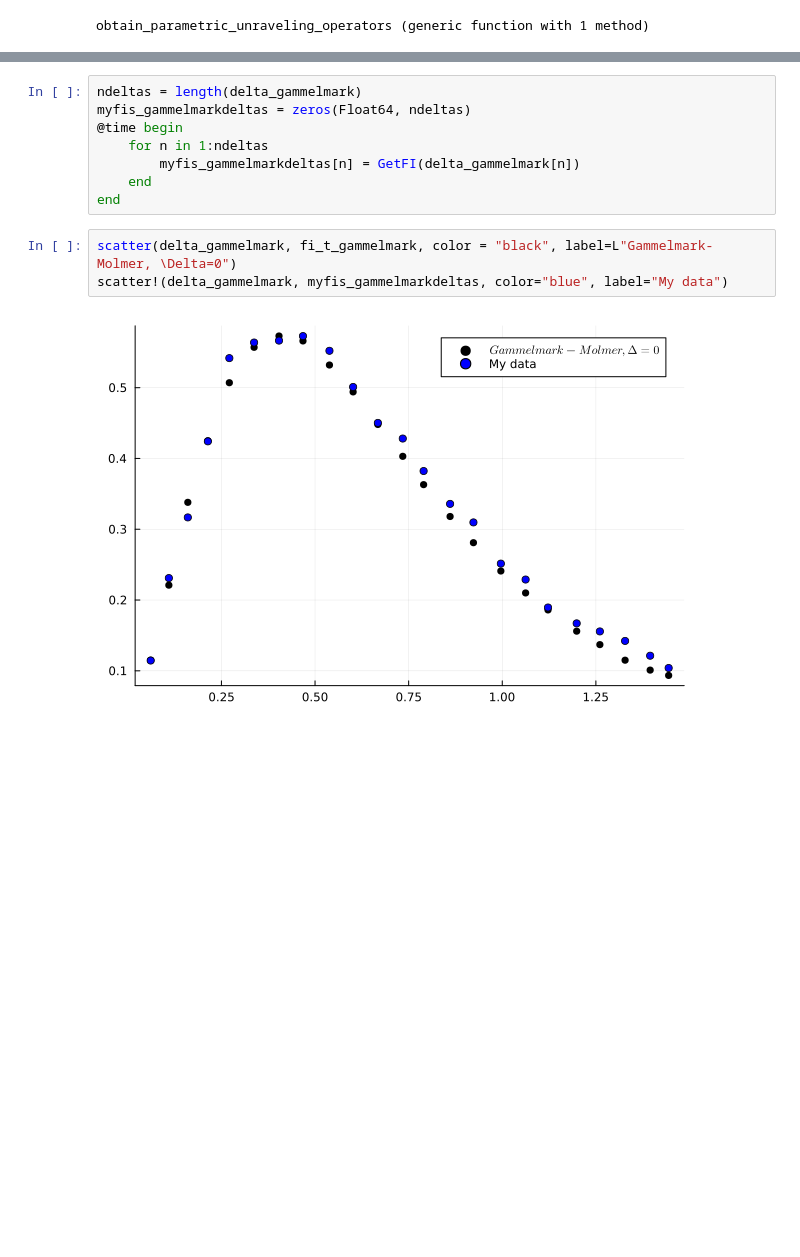
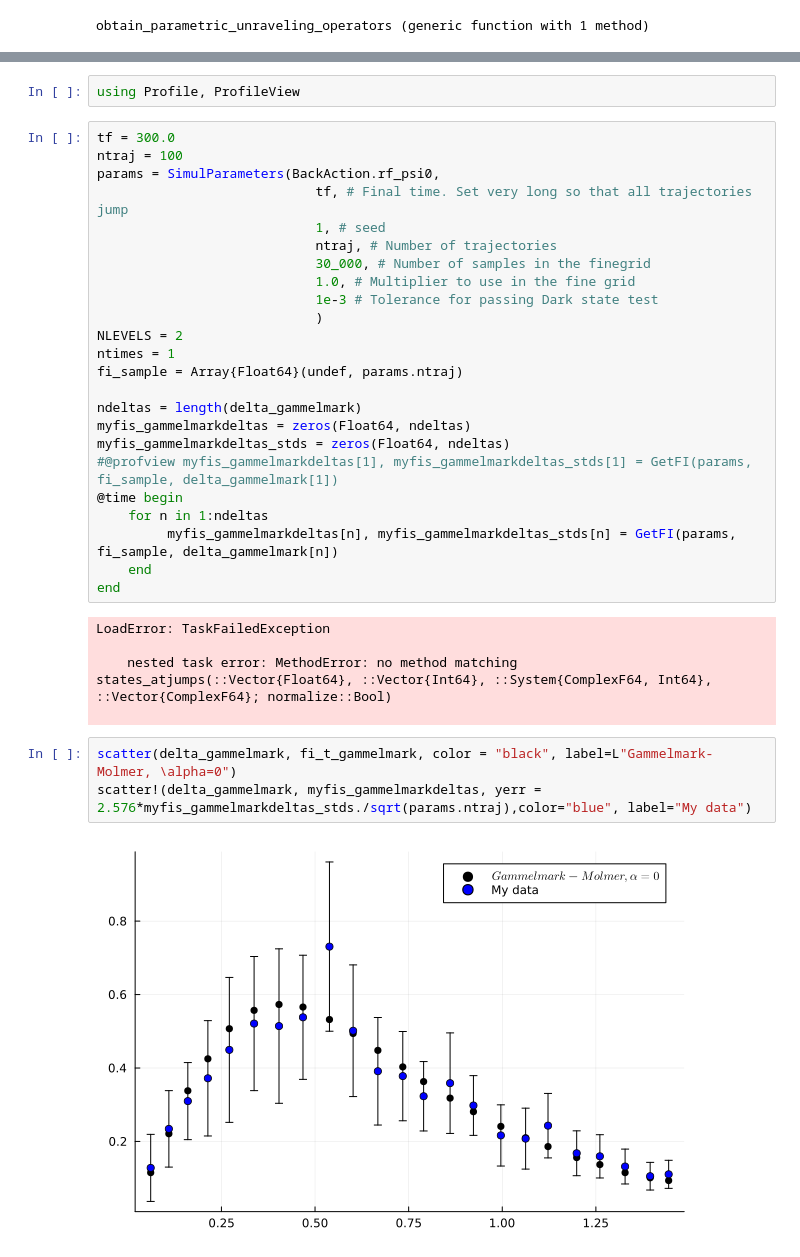
Before and after one commit to Ste1nb0cK/BackAction.jl, a Jupyter notebook: notebooks/TestingFIStepByStep.ipynb, the cells around one changed output, grey strips where cells are left out. Cells and saved outputs as stored; diff of their text form; blank space fills up the shorter version.

```diff
--- a/notebooks/TestingFIStepByStep.ipynb
+++ b/notebooks/TestingFIStepByStep.ipynb
@@ -293,13 +249,36 @@ GetFI (generic function with 1 method)
+# %%
+using Profile, ProfileView
 # %%
+tf = 300.0
+ntraj = 100
+params = SimulParameters(BackAction.rf_psi0,
+                            tf, # Final time. Set very long so that all trajectories jump
+                            1, # seed
+                            ntraj, # Number of trajectories
+                            30_000, # Number of samples in the finegrid
+                            1.0, # Multiplier to use in the fine grid
+                            1e-3 # Tolerance for passing Dark state test
+                            )
+NLEVELS = 2
+ntimes = 1
+fi_sample = Array{Float64}(undef, params.ntraj)
+
 ndeltas = length(delta_gammelmark)
 myfis_gammelmarkdeltas = zeros(Float64, ndeltas)
+myfis_gammelmarkdeltas_stds = zeros(Float64, ndeltas)
+#@profview myfis_gammelmarkdeltas[1], myfis_gammelmarkdeltas_stds[1] = GetFI(params, fi_sample, delta_gammelmark[1])
 @time begin
     for n in 1:ndeltas
-        myfis_gammelmarkdeltas[n] = GetFI(delta_gammelmark[n])
+         myfis_gammelmarkdeltas[n], myfis_gammelmarkdeltas_stds[n] = GetFI(params, fi_sample, delta_gammelmark[n])
     end
 end
+# %% [output]
+LoadError: TaskFailedException
+
+    nested task error: MethodError: no method matching states_atjumps(::Vector{Float64}, ::Vector{Int64}, ::System{ComplexF64, Int64}, ::Vector{ComplexF64}; normalize::Bool)
+
 # %%
-scatter(delta_gammelmark, fi_t_gammelmark, color = "black", label=L"Gammelmark-Molmer, \Delta=0")
-scatter!(delta_gammelmark, myfis_gammelmarkdeltas, color="blue", label="My data")
+scatter(delta_gammelmark, fi_t_gammelmark, color = "black", label=L"Gammelmark-Molmer, \alpha=0")
+scatter!(delta_gammelmark, myfis_gammelmarkdeltas, yerr = 2.576*myfis_gammelmarkdeltas_stds./sqrt(params.ntraj),color="blue", label="My data")
 # %% [output]
-[figure, old version]
+[figure, new version]
```
Also changed, not shown: parts of 8 cells of this notebook, 3 other files.
